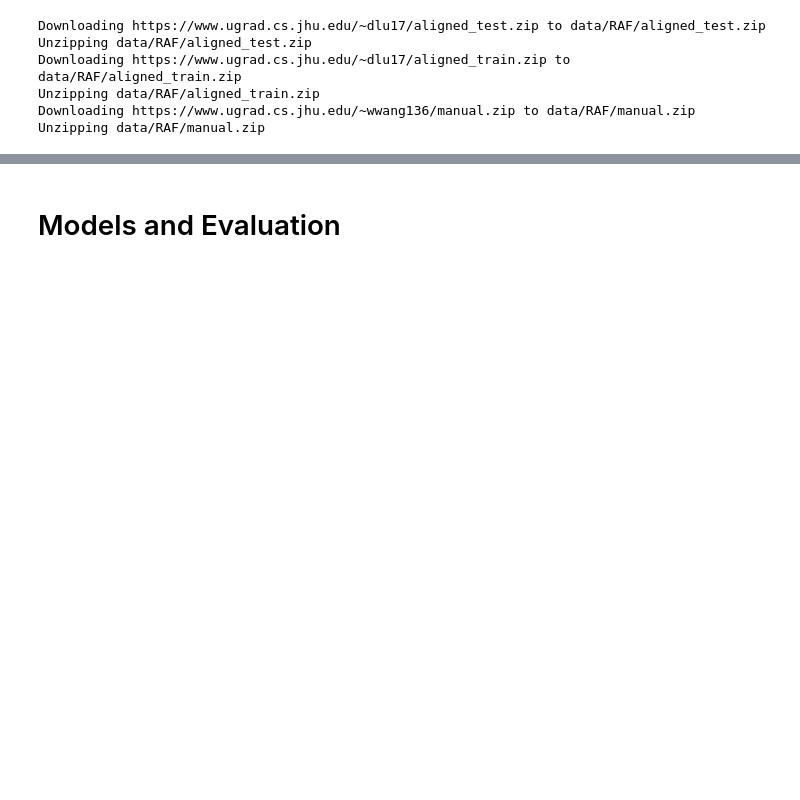
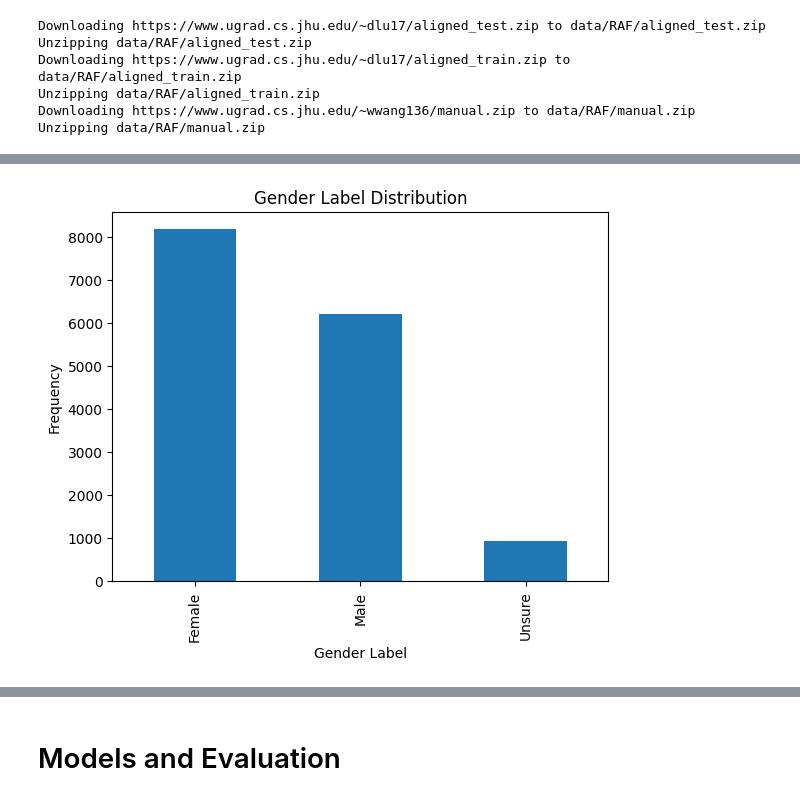
Before and after one commit to Lu-David/frowning-bias, a Jupyter notebook: Final_Project_Submission.ipynb, the cells around one changed output, grey strips where cells are left out. Cells and saved outputs as stored; diff of their text form; code cells hidden in the pictures; blank space fills up the shorter version.

```diff
--- a/Final_Project_Submission.ipynb
+++ b/Final_Project_Submission.ipynb
@@ -206,0 +199,9 @@ Are your features continuous or categorical? How do you treat these features dif
+# %%
+fig, ax = plt.subplots()
+ax.set_title("Gender Label Distribution")
+ax.set_xlabel("Gender Label")
+ax.set_ylabel("Frequency")
+df["GenderLabel"].value_counts().sort_index().plot(ax=ax, kind='bar')
+plt.show()
+# %% [output]
+[figure, added]
```
Also changed, not shown: parts of 41 cells of this notebook.
